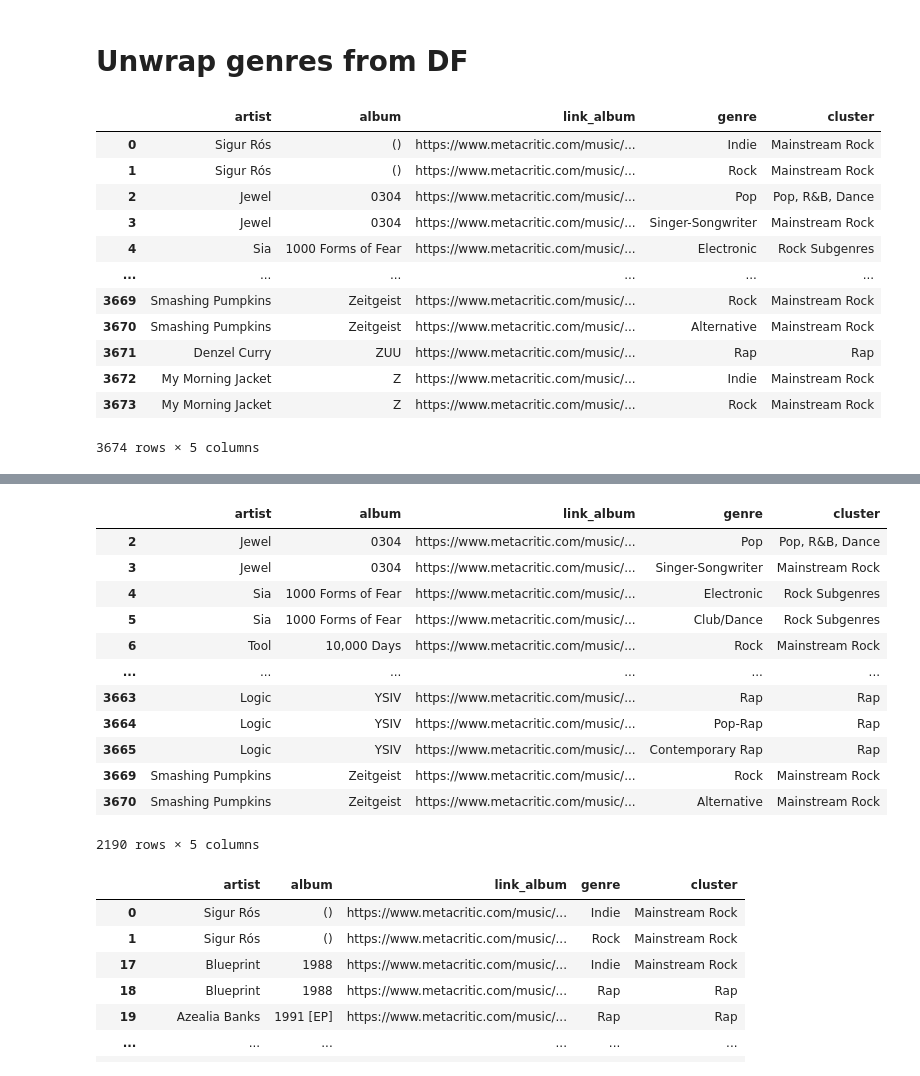
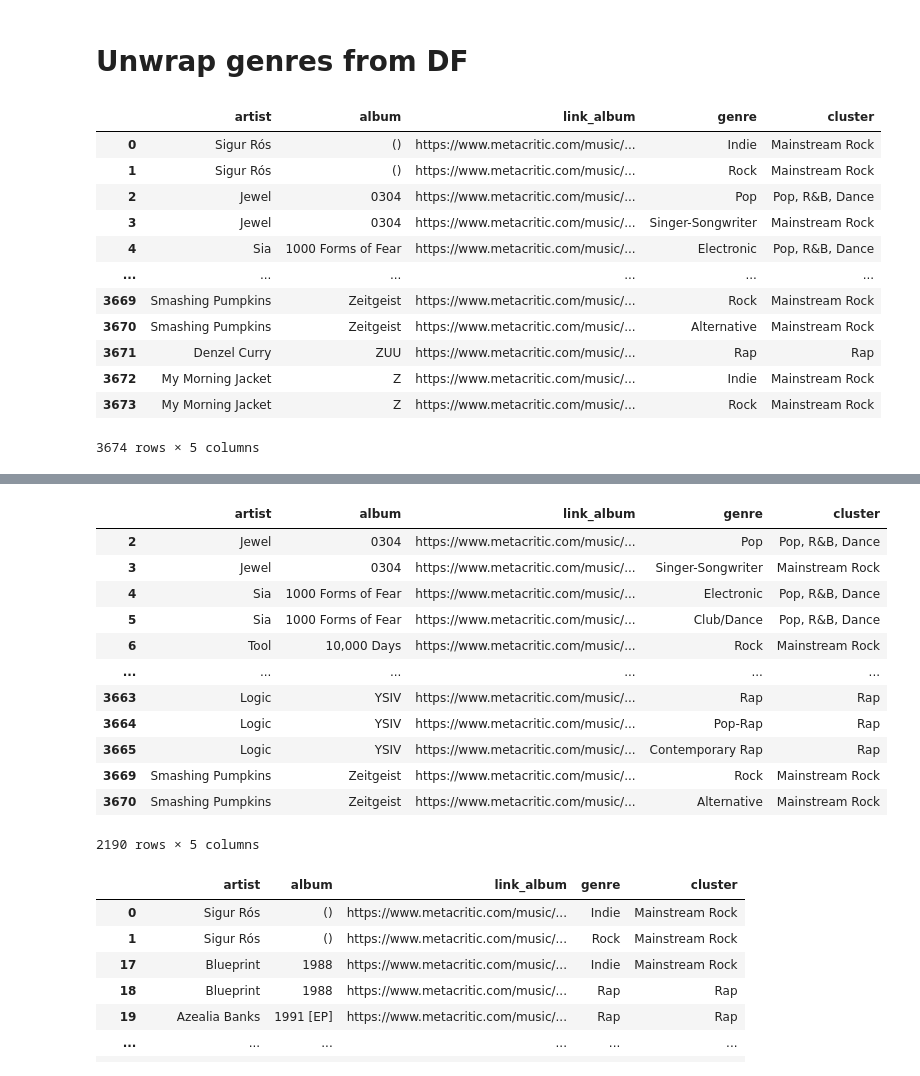
Before and after one commit to wainejr/CSB53, a Jupyter notebook: notebooks/genres_data_analysis.ipynb, the cells around one changed output, grey strips where cells are left out. Saved outputs shown, nothing was run; the diff lists cells and outputs as text; code cells hidden in the pictures.

```diff
--- a/notebooks/genres_data_analysis.ipynb
+++ b/notebooks/genres_data_analysis.ipynb
@@ -94,7 +72,7 @@ dct_reverse_genres
 # %% [markdown]
 # Unwrap genres from DF
 # %%
-genres_allowed = list(df_genres_positions.columns)
+genres_allowed = list(dct_reverse_genres.keys())
 # Remove pop rock because it is an outlier
 genres_allowed.remove("Pop/Rock")
 
@@ -102,17 +80,17 @@
          genre,
          dct_reverse_genres[genre]]
         for row in df.itertuples() for genre in (row[4] or []) if genre in genres_allowed]
 
 df_unwrapped = pd.DataFrame.from_records(data, columns=list(df.columns) + ["cluster"])
 df_unwrapped.rename(columns={"genres": "genre"}, inplace=True)
 df_unwrapped
 # %% [output]
 |  | artist | album | link_album | genre | cluster |
 | 0 | Sigur Rós | () | https://www.metacritic.com/music/... | Indie | Mainstream Rock |
 | 1 | Sigur Rós | () | https://www.metacritic.com/music/... | Rock | Mainstream Rock |
 | 2 | Jewel | 0304 | https://www.metacritic.com/music/... | Pop | Pop, R&B, Dance |
 | 3 | Jewel | 0304 | https://www.metacritic.com/music/... | Singer-Songwriter | Mainstream Rock |
-| 4 | Sia | 1000 Forms of Fear | https://www.metacritic.com/music/... | Electronic | Rock Subgenres |
+| 4 | Sia | 1000 Forms of Fear | https://www.metacritic.com/music/... | Electronic | Pop, R&B, Dance |
 | ... | ... | ... | ... | ... | ... |
 | 3669 | Smashing Pumpkins | Zeitgeist | https://www.metacritic.com/music/... | Rock | Mainstream Rock |
 | 3670 | Smashing Pumpkins | Zeitgeist | https://www.metacritic.com/music/... | Alternative | Mainstream Rock |
@@ -144,8 +122,8 @@ df_genres_billboard
 |  | artist | album | link_album | genre | cluster |
 | 2 | Jewel | 0304 | https://www.metacritic.com/music/... | Pop | Pop, R&B, Dance |
 | 3 | Jewel | 0304 | https://www.metacritic.com/music/... | Singer-Songwriter | Mainstream Rock |
-| 4 | Sia | 1000 Forms of Fear | https://www.metacritic.com/music/... | Electronic | Rock Subgenres |
-| 5 | Sia | 1000 Forms of Fear | https://www.metacritic.com/music/... | Club/Dance | Rock Subgenres |
+| 4 | Sia | 1000 Forms of Fear | https://www.metacritic.com/music/... | Electronic | Pop, R&B, Dance |
+| 5 | Sia | 1000 Forms of Fear | https://www.metacritic.com/music/... | Club/Dance | Pop, R&B, Dance |
 | 6 | Tool | 10,000 Days | https://www.metacritic.com/music/... | Rock | Mainstream Rock |
 | ... | ... | ... | ... | ... | ... |
 | 3663 | Logic | YSIV | https://www.metacritic.com/music/... | Rap | Rap |
```
Also changed, not shown: parts of 4 cells of this notebook, 4 other files.
